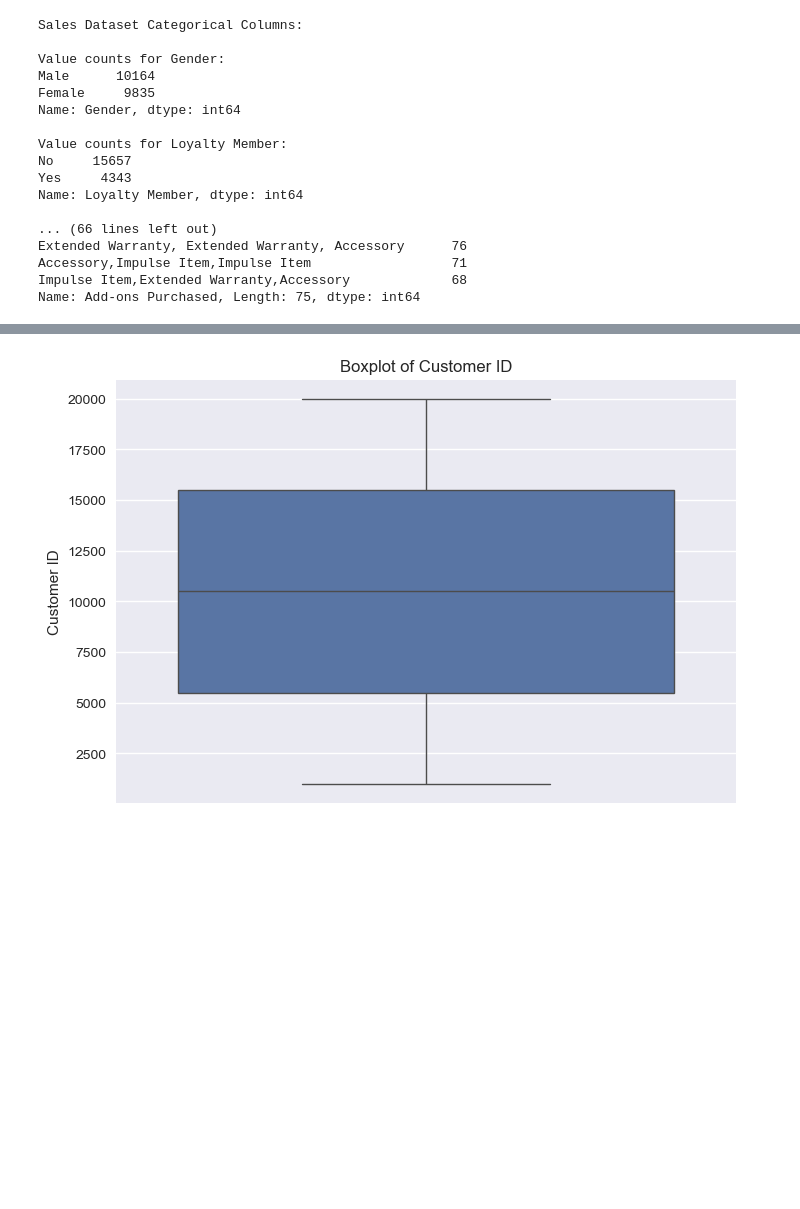
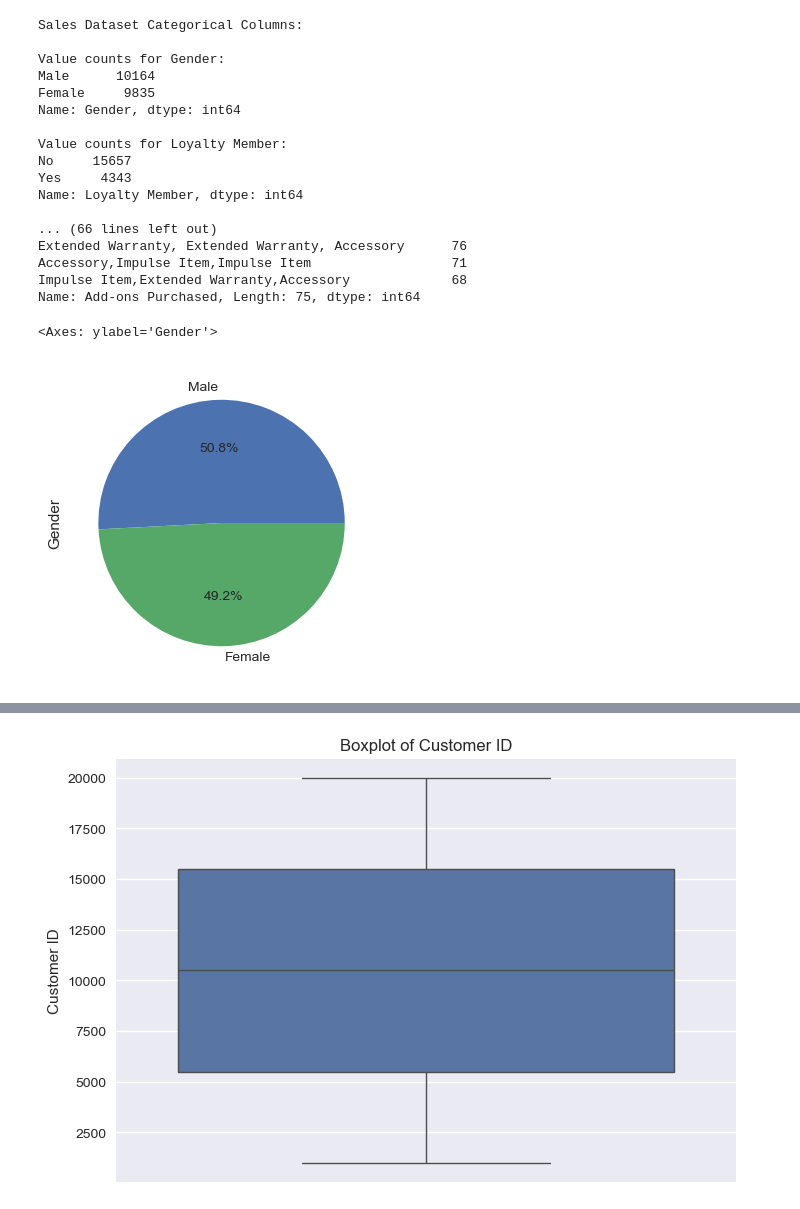
Before and after one commit to LtnLinh/CSC17104-Programming-for-Data-Science, a Jupyter notebook: Notebook.ipynb, the cells around one changed output, grey strips where cells are left out. Drawn from its saved outputs; the diff is of its cells as text; code cells hidden in the pictures; blank space fills up the shorter version.

```diff
--- a/Notebook.ipynb
+++ b/Notebook.ipynb
@@ -145,3 +148,10 @@ Extended Warranty, Extended Warranty, Accessory      76
 Accessory,Impulse Item,Impulse Item                  71
 Impulse Item,Extended Warranty,Accessory             68
 Name: Add-ons Purchased, Length: 75, dtype: int64
+# %%
+# Pie chart for gender distribution
+plt.figure(figsize=(4, 4))
+sales_df['Gender'].value_counts().plot.pie(autopct='%1.1f%%')
+# %% [output]
+<Axes: ylabel='Gender'>
+[figure, added]
```
Also changed, not shown: parts of 4 cells of this notebook.
